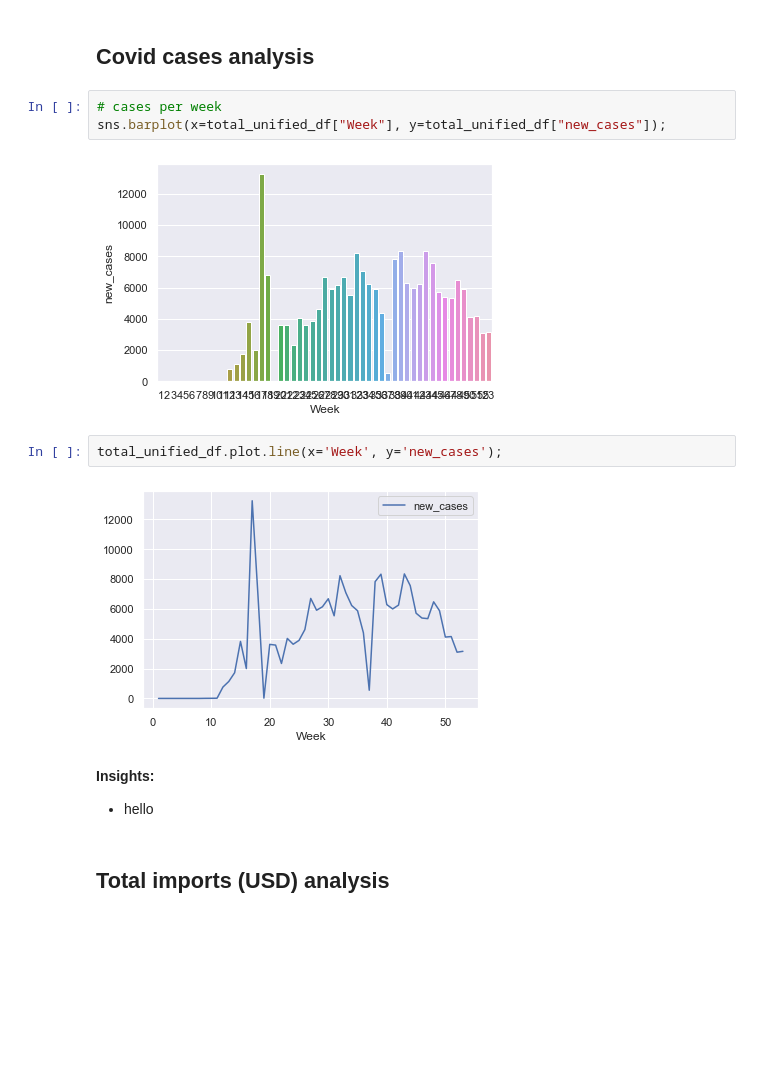
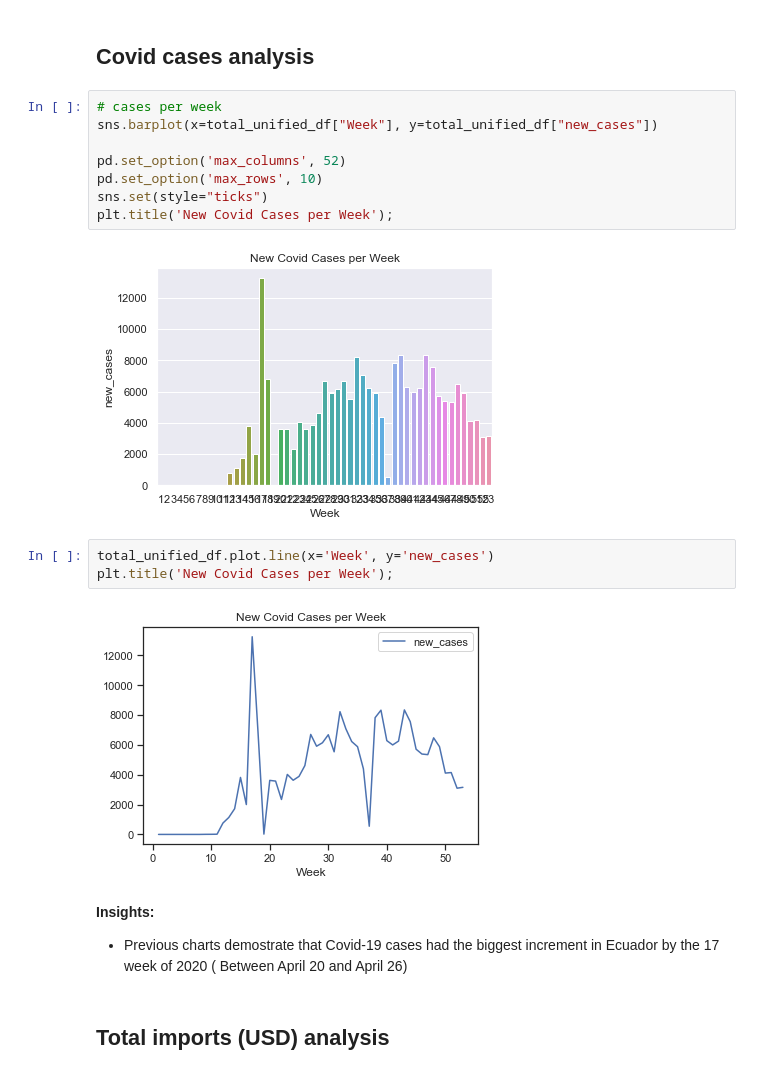
Before and after one commit to RafaelGFernandez01/first_project-, a Jupyter notebook: first-project .ipynb, the cells around one changed output. Cells and saved outputs as stored; diff of their text form; blank space fills up the shorter version.

```diff
--- a/first-project .ipynb
+++ b/first-project .ipynb
@@ -251,16 +239,22 @@ total_unified_df.head(20)
 ## Covid cases analysis
 # %%
 # cases per week
-sns.barplot(x=total_unified_df["Week"], y=total_unified_df["new_cases"]);
+sns.barplot(x=total_unified_df["Week"], y=total_unified_df["new_cases"])
+
+pd.set_option('max_columns', 52)
+pd.set_option('max_rows', 10)
+sns.set(style="ticks")
+plt.title('New Covid Cases per Week');
 # %% [output]
-[figure, old version]
+[figure, new version]
 # %%
-total_unified_df.plot.line(x='Week', y='new_cases');
+total_unified_df.plot.line(x='Week', y='new_cases')
+plt.title('New Covid Cases per Week');
 # %% [output]
-[figure, old version]
+[figure, new version]
-# %% [markdown]
-**Insights:**
-- hello
+# %% [markdown]
+**Insights:**
+- Previous charts demostrate that Covid-19 cases had the biggest increment in Ecuador by the 17 week of 2020 ( Between April 20 and April 26)
 # %% [markdown]
 ## Total imports (USD) analysis
 # %%
```
Also changed, not shown: parts of 70 cells of this notebook.
